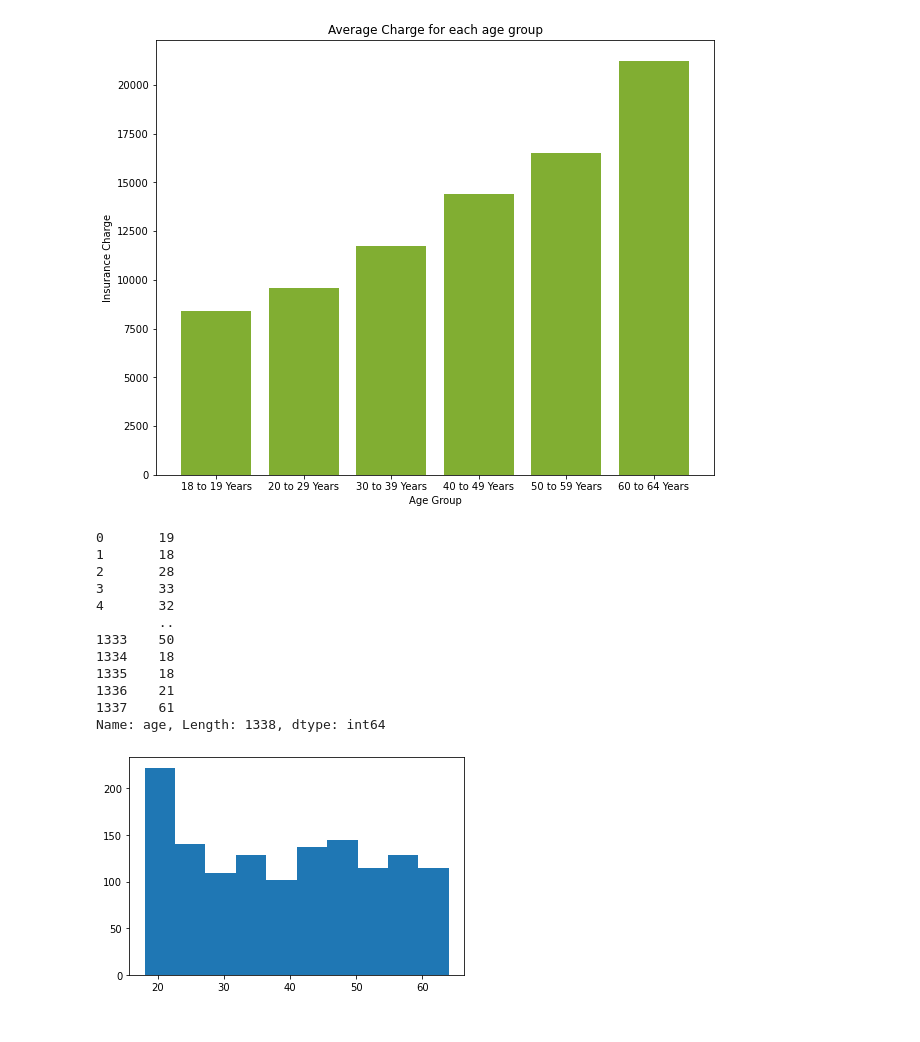
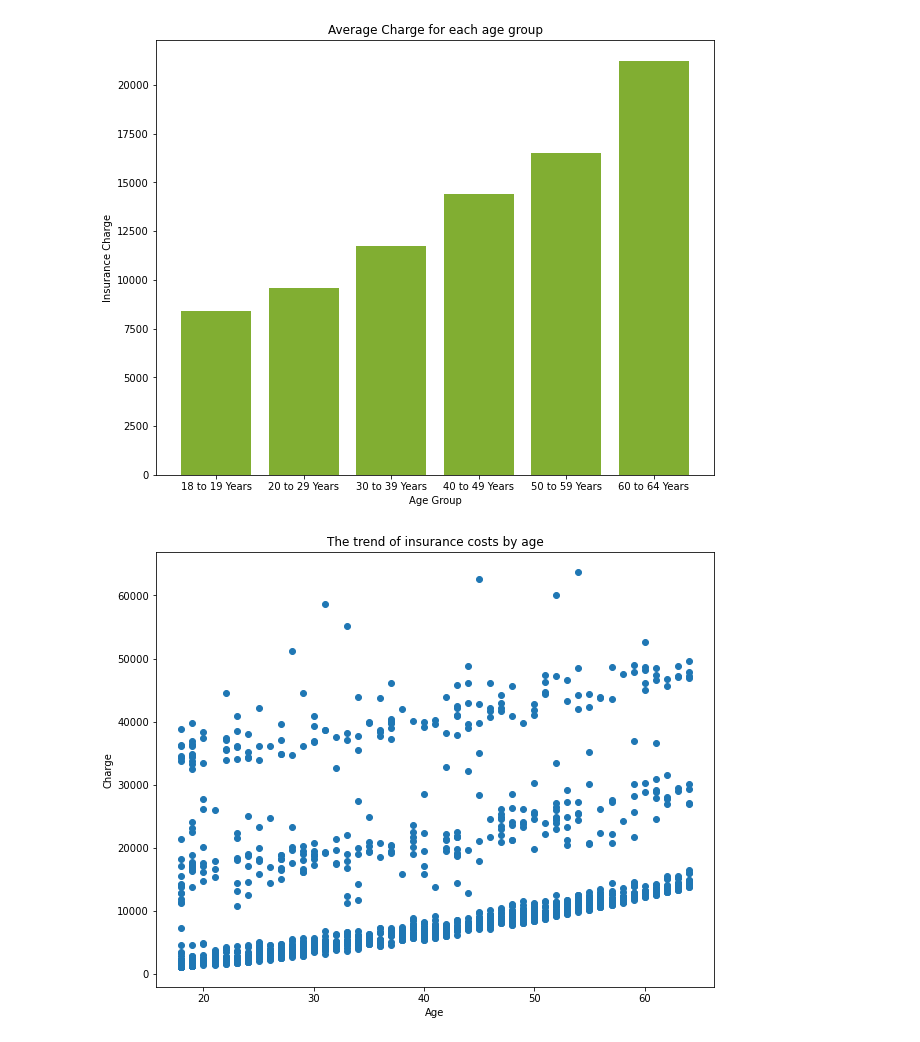
Before and after one commit to chiaki-tachikawa/US-medical-insurance-cost, a Jupyter notebook: AgeOverview.ipynb, the cells around one changed output. Drawn from its saved outputs; the diff is of its cells as text; code cells hidden in the pictures.

Commit message:
adding scatter graphs

```diff
--- a/AgeOverview.ipynb
+++ b/AgeOverview.ipynb
@@ -151,23 +174,14 @@ ax.set_xticklabels(age_range)
 plt.show()
 # %% [output]
 [figure]
-# %%
-plt.clf
-hist_data = df["age"]
-print(hist_data)
-plt.hist(hist_data)
-plt.show()
-# %% [output]
-0       19
-1       18
-2       28
-3       33
-4       32
-        ..
-1333    50
-1334    18
-1335    18
-1336    21
-1337    61
-Name: age, Length: 1338, dtype: int64
-[figure, removed]
+# %%
+# Scatter graphs to show the relation between age and costs
+    #found that there three groups of insurance cost ranges!!
+plt.figure(figsize=(10,8))
+plt.scatter(df["age"], df["charges"])
+plt.xlabel("Age")
+plt.ylabel("Charge")
+plt.title("The trend of insurance costs by age")
+plt.show()
+# %% [output]
+[figure, added]
```
Also changed, not shown: parts of 7 cells of this notebook.
